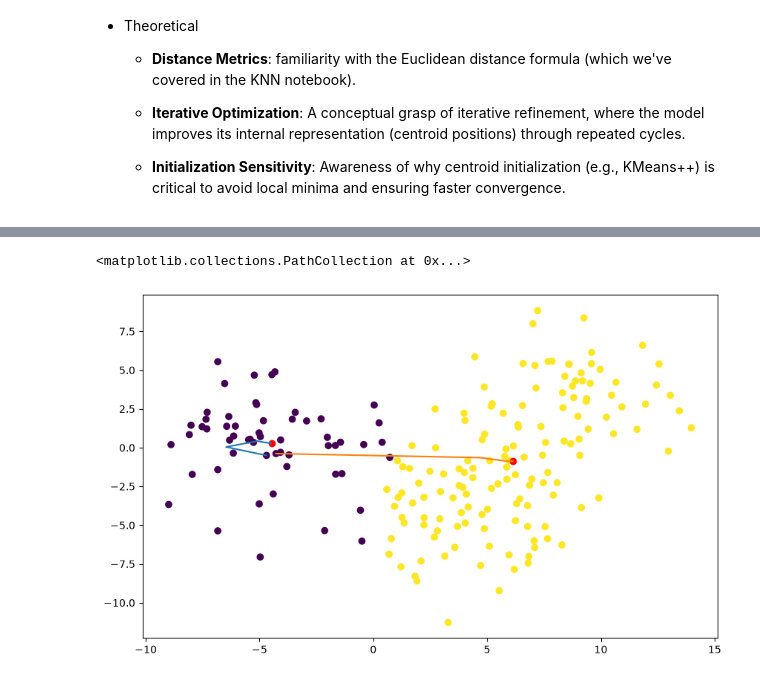
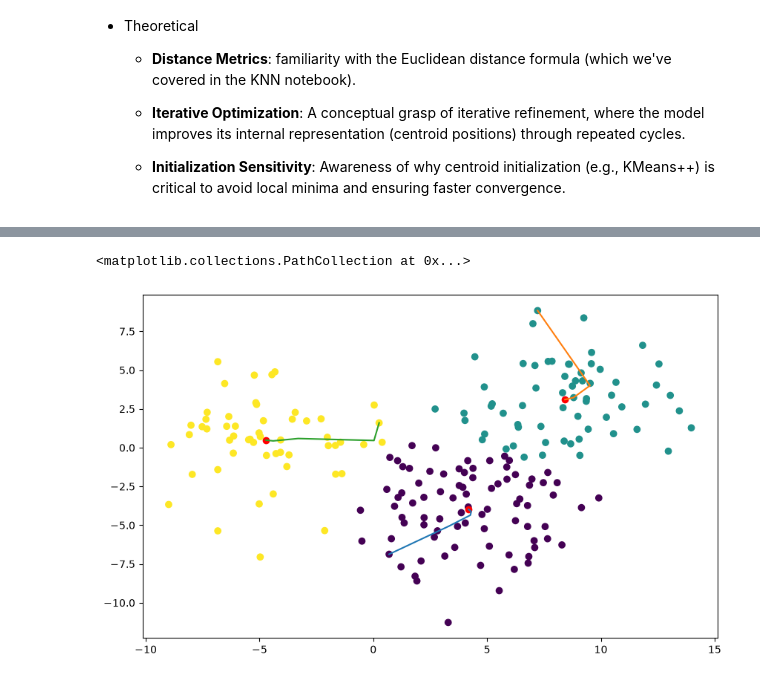
Before and after one commit to abouzkra/ML-from-Scratch, a Jupyter notebook: notebooks/03_clustering/01_K-Means.ipynb, the cells around one changed output, grey strips where cells are left out. Saved outputs shown, nothing was run; the diff lists cells and outputs as text; code cells hidden in the pictures.

```diff
--- a/notebooks/03_clustering/01_K-Means.ipynb
+++ b/notebooks/03_clustering/01_K-Means.ipynb
@@ -13,26 +163,26 @@
 # %%
 from ml_from_scratch.clustering.kmeans import KMeans
 from sklearn.datasets import make_blobs
 import matplotlib.pyplot as plt
 
 n_samples = 200
 X, y = make_blobs(n_samples=n_samples, centers=4, n_features=2, random_state=123, cluster_std=2.5)
 
-k = 2
+k = 3
 model = KMeans(k=k, max_iter=200, save_centroid_updates=True)
 model.fit(X)
 
 plt.figure(figsize=(10, 6))
 feature_0 = X[:, 0]
 feature_1 = X[:, 1]
 
 for j in range(k):
     trajectory = model.centroid_updates[:, j, :]
 
     plt.plot(trajectory[:, 0], trajectory[:, 1])
 
 plt.scatter(feature_0, feature_1, c=model.transform(X))
 plt.scatter(model.centroids[:, 0], model.centroids[:, 1], color='red')
 # %% [output]
 <matplotlib.collections.PathCollection at 0x...>
-[figure, old version]
+[figure, new version]
```
Also changed, not shown: parts of 4 cells of this notebook, 1 other file.
